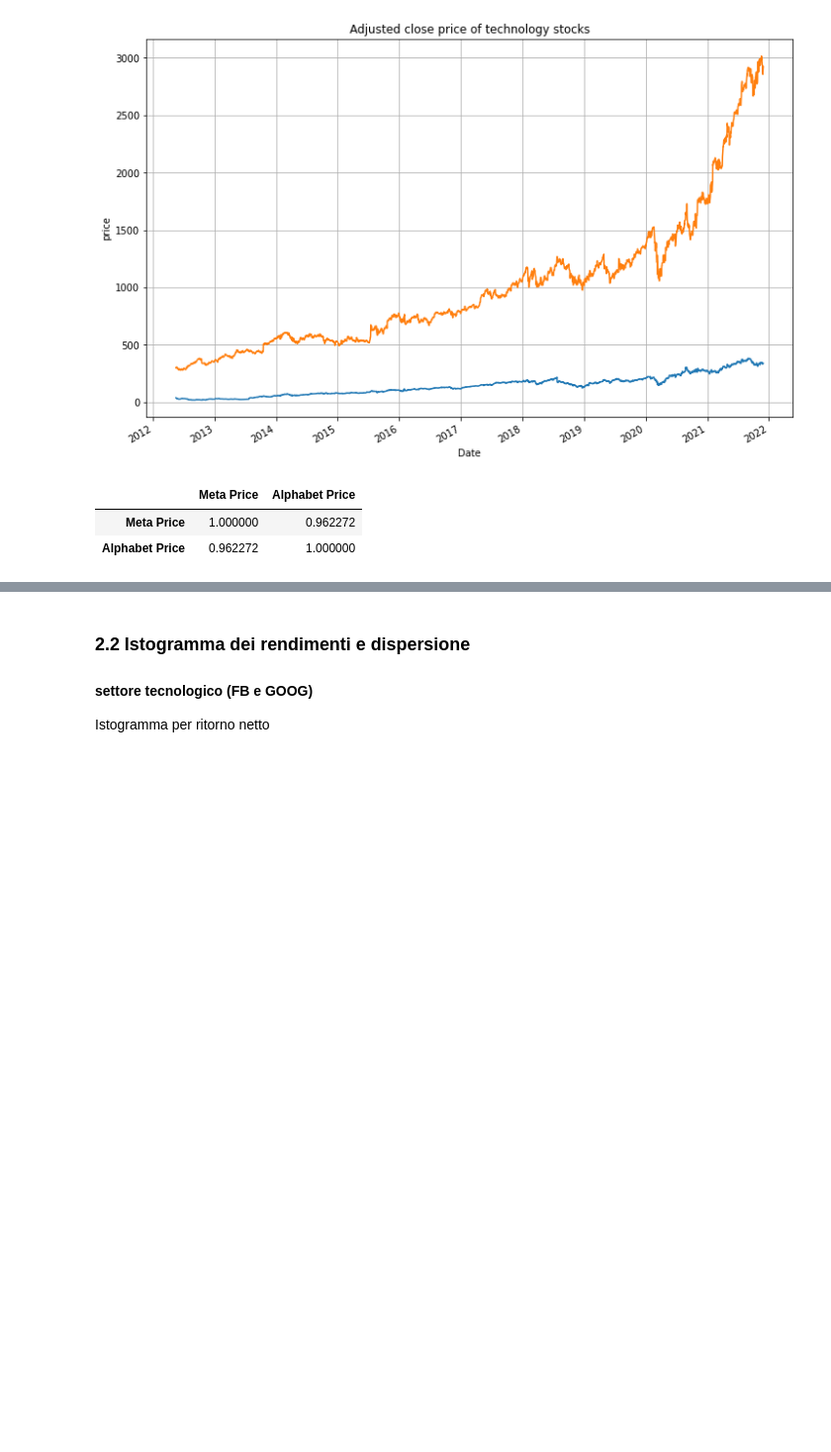
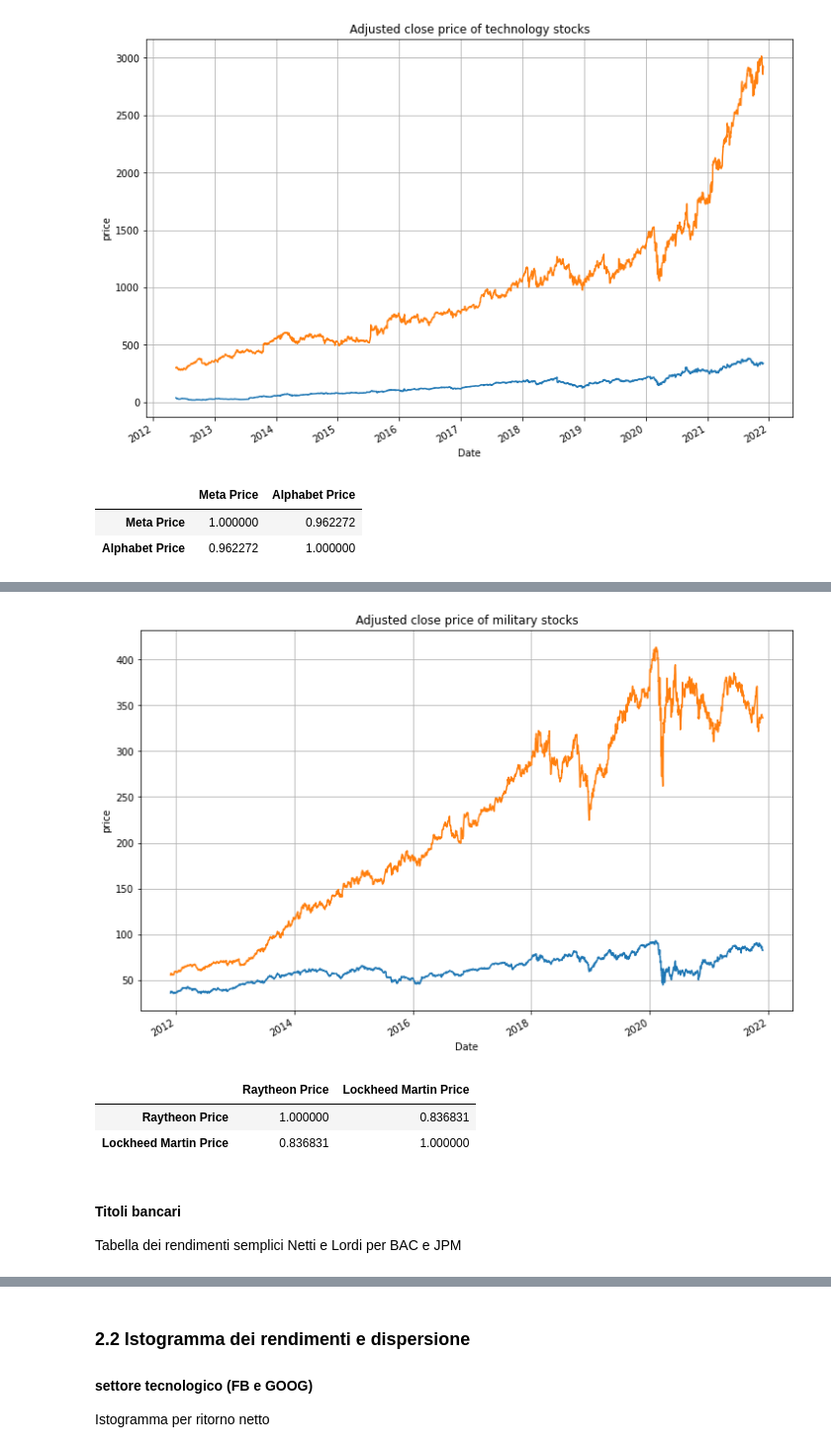
Before and after one commit to tommcamm/BISF-Project, a Jupyter notebook: python/Notebook del progetto.ipynb, the cells around one changed output, grey strips where cells are left out. Shown at 99% size. Cells and saved outputs as stored; diff of their text form; code cells hidden in the pictures; blank space fills up the shorter version.

```diff
--- a/python/Notebook del progetto.ipynb
+++ b/python/Notebook del progetto.ipynb
@@ -237,0 +342,25 @@ adj_close_tecno.corr()
+# %%
+# Creiamo un nuovo dataframe per isolare il prezzo di RTX e LMT
+adj_close_mil = pd.DataFrame()
+
+adj_close_mil["Raytheon Price"] = rtx_df[["Adj Close"]]
+adj_close_mil["Lockheed Martin Price"] = lmt_df[["Adj Close"]]
+
+adj_close_mil["Raytheon Price"].plot(figsize=(12,8), grid=True, label="Raytheon")
+adj_close_mil["Lockheed Martin Price"].plot(figsize=(12,8), grid=True, label="Lockheed Martin")
+plt.title("Adjusted close price of military stocks") # titolo del grafico
+plt.ylabel("price") # titolo della asse y (non determinato automaticamente)
+plt.show()
+# %% [output]
+[figure, added]
+# %%
+# Calcoliamo ora la correlazione utilizzando la funzione interna di pandas
+adj_close_mil.corr()
+# %% [output]
+|  | Raytheon Price | Lockheed Martin Price |
+| Raytheon Price | 1.000000 | 0.836831 |
+| Lockheed Martin Price | 0.836831 | 1.000000 |
+# %% [markdown]
+#### Titoli bancari
+
+Tabella dei rendimenti semplici Netti e Lordi per BAC e JPM
```
Also changed, not shown: parts of 23 cells of this notebook.
